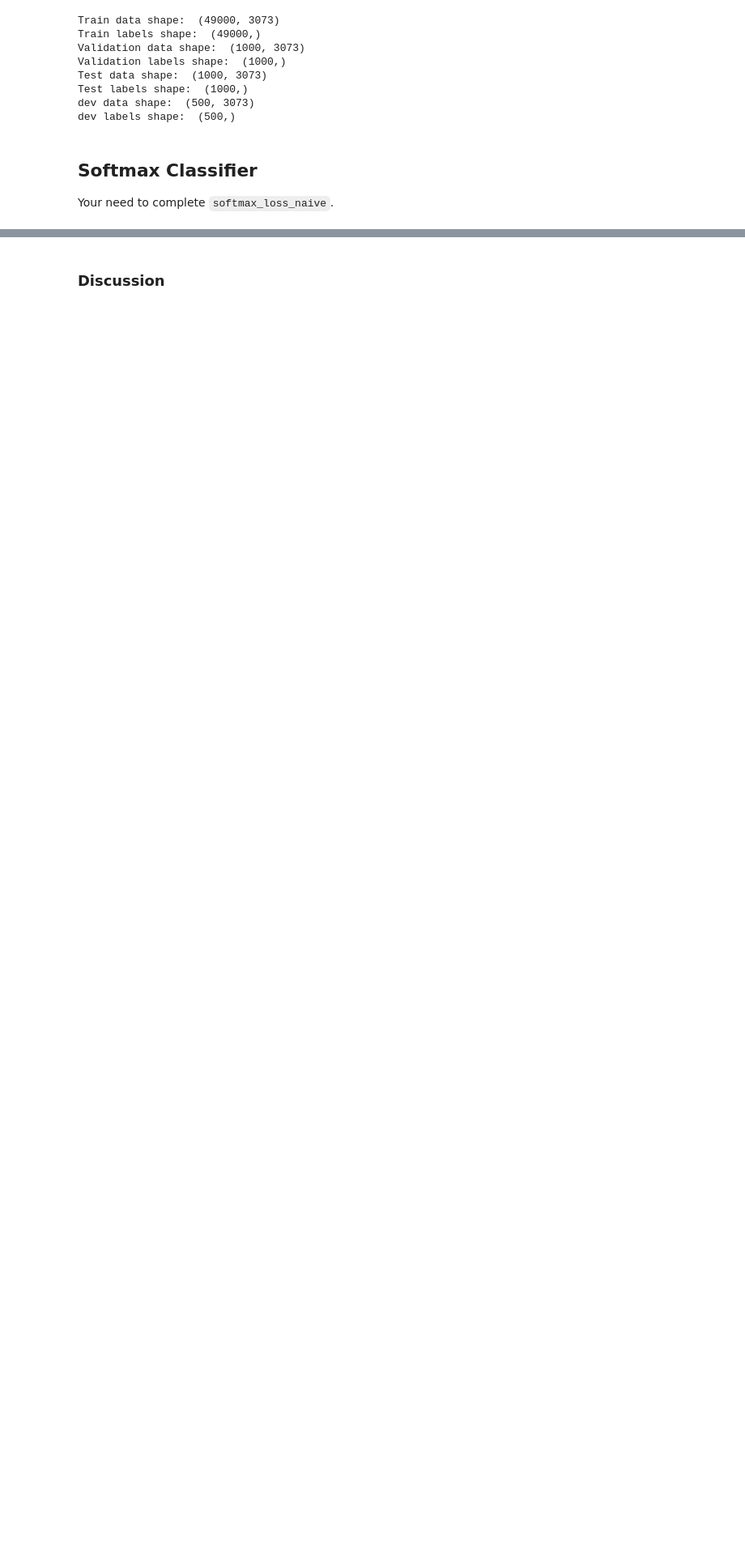
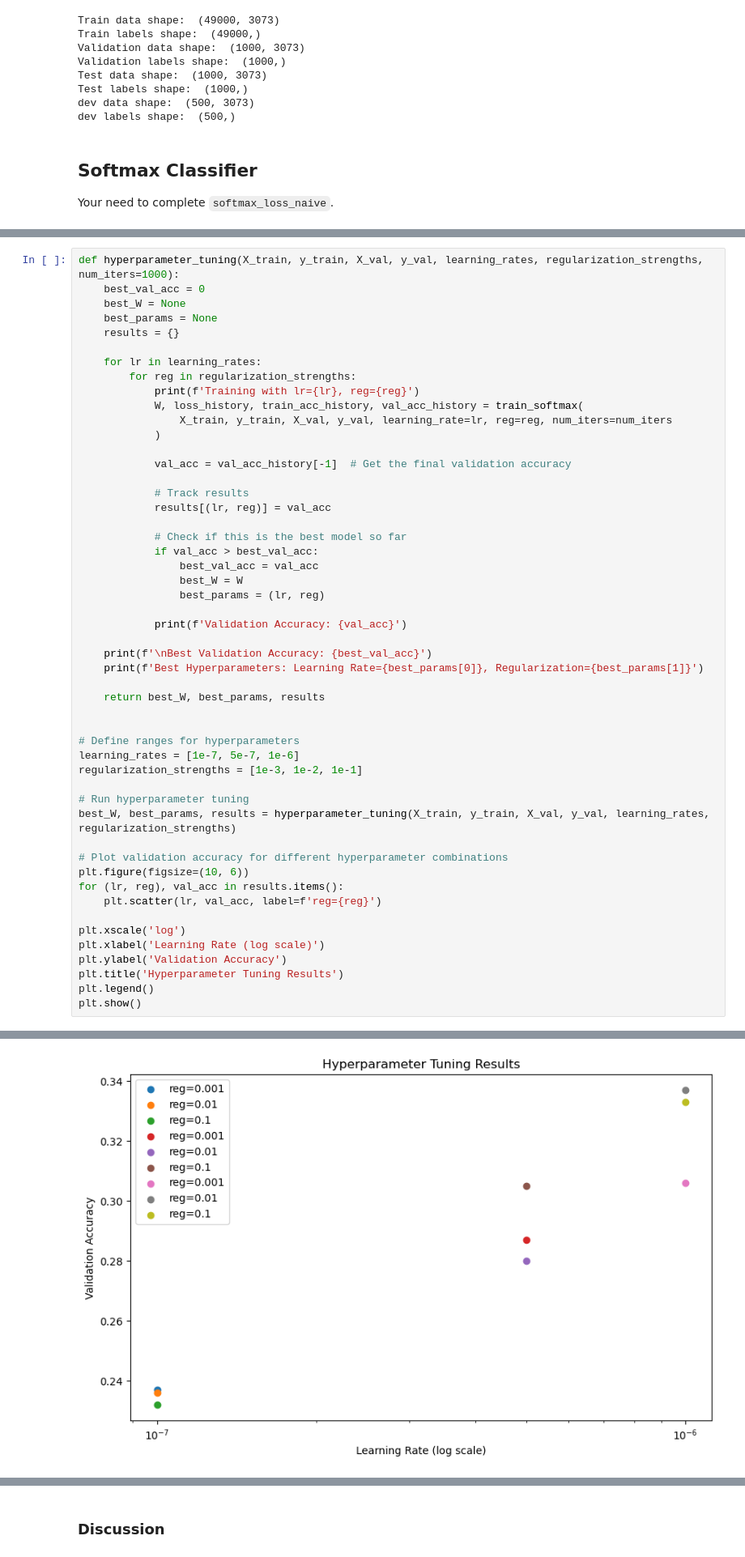
Before and after one commit to Computer-Vision-Group-F/Assignment1, a Jupyter notebook: softmax.ipynb, the cells around one changed output, grey strips where cells are left out. Shown at 81% size. Drawn from its saved outputs; the diff is of its cells as text; blank space fills up the shorter version.

```diff
--- a/softmax.ipynb
+++ b/softmax.ipynb
@@ -235,0 +467,52 @@ Gradient difference: 0.000000
+# %%
+def hyperparameter_tuning(X_train, y_train, X_val, y_val, learning_rates, regularization_strengths, num_iters=1000):
+    best_val_acc = 0
+    best_W = None
+    best_params = None
+    results = {}
+
+    for lr in learning_rates:
+        for reg in regularization_strengths:
+            print(f'Training with lr={lr}, reg={reg}')
+            W, loss_history, train_acc_history, val_acc_history = train_softmax(
+                X_train, y_train, X_val, y_val, learning_rate=lr, reg=reg, num_iters=num_iters
+            )
+
+            val_acc = val_acc_history[-1]  # Get the final validation accuracy
+
+            # Track results
+            results[(lr, reg)] = val_acc
+
+            # Check if this is the best model so far
+            if val_acc > best_val_acc:
+                best_val_acc = val_acc
+                best_W = W
+                best_params = (lr, reg)
+
+            print(f'Validation Accuracy: {val_acc}')
+
+    print(f'\nBest Validation Accuracy: {best_val_acc}')
+    print(f'Best Hyperparameters: Learning Rate={best_params[0]}, Regularization={best_params[1]}')
+
+    return best_W, best_params, results
+
+
+# Define ranges for hyperparameters
+learning_rates = [1e-7, 5e-7, 1e-6]
+regularization_strengths = [1e-3, 1e-2, 1e-1]
+
+# Run hyperparameter tuning
+best_W, best_params, results = hyperparameter_tuning(X_train, y_train, X_val, y_val, learning_rates, regularization_strengths)
+
+# Plot validation accuracy for different hyperparameter combinations
+plt.figure(figsize=(10, 6))
+for (lr, reg), val_acc in results.items():
+    plt.scatter(lr, val_acc, label=f'reg={reg}')
+
+plt.xscale('log')
+plt.xlabel('Learning Rate (log scale)')
+plt.ylabel('Validation Accuracy')
+plt.title('Hyperparameter Tuning Results')
+plt.legend()
+plt.show()
+# %% [output]
@@ -235,0 +536 @@ Gradient difference: 0.000000
+[figure, added]
```
Also changed, not shown: parts of 12 cells of this notebook, 2 other files.
